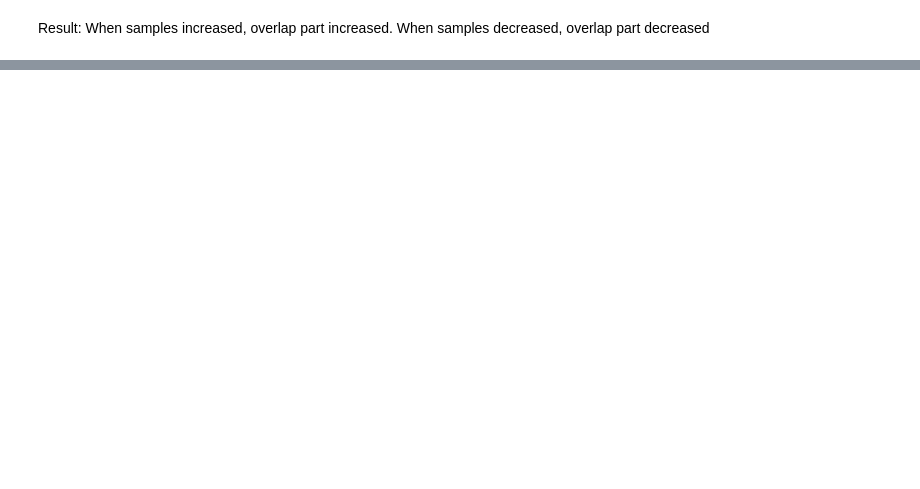
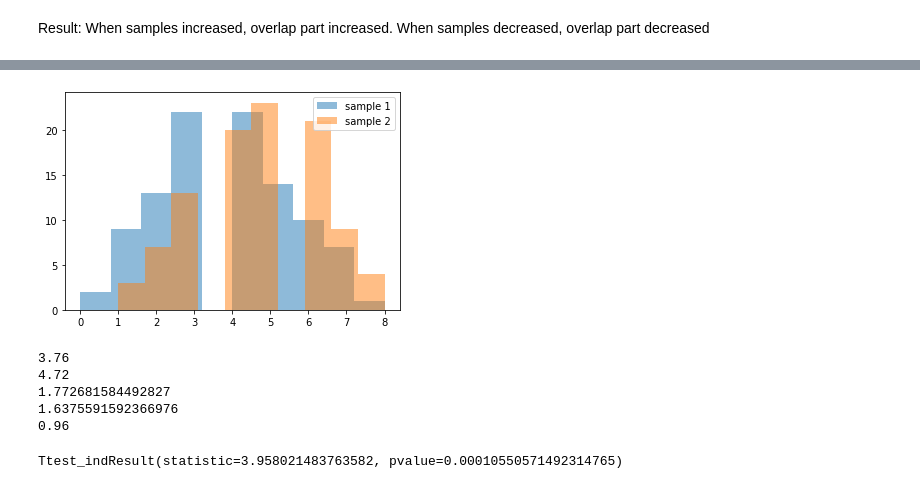
Before and after one commit to utkazyama/thinkful, a Jupyter notebook: central_limit_theorem/Assignments.ipynb, the cells around one changed output, grey strips where cells are left out. Drawn from its saved outputs; the diff is of its cells as text; code cells hidden in the pictures; blank space fills up the shorter version.

```diff
--- a/central_limit_theorem/Assignments.ipynb
+++ b/central_limit_theorem/Assignments.ipynb
@@ -88,2 +102,3 @@ NameError: name 'diff' is not defined
 # %%
 pop1 = np.random.binomial(10, 0.4, 10000)
+pop2 = np.random.binomial(10, 0.5, 10000)
@@ -97,0 +105,29 @@ NameError: name 'diff' is not defined
+# %%
+sample1 = np.random.choice(pop1, 100, replace=True)
+sample2 = np.random.choice(pop2, 100, replace=True)
+
+plt.hist(sample1, alpha=0.5, label="sample 1")
+plt.hist(sample2, alpha=0.5, label="sample 2")
+plt.legend(loc="upper right")
+plt.show()
+# %% [output]
+[figure, added]
+# %%
+print(sample1.mean())
+print(sample2.mean())
+print(sample1.std())
+print(sample2.std())
+diff=sample2.mean()-sample1.mean()
+print(diff)
+# %% [output]
+3.76
+4.72
+1.772681584492827
+1.6375591592366976
+0.96
+# %%
+from scipy.stats import ttest_ind
+
+print(ttest_ind(sample2, sample1, equal_var=False))
+# %% [output]
+Ttest_indResult(statistic=3.958021483763582, pvalue=0.00010550571492314765)
```
Also changed, not shown: parts of 14 cells of this notebook.
